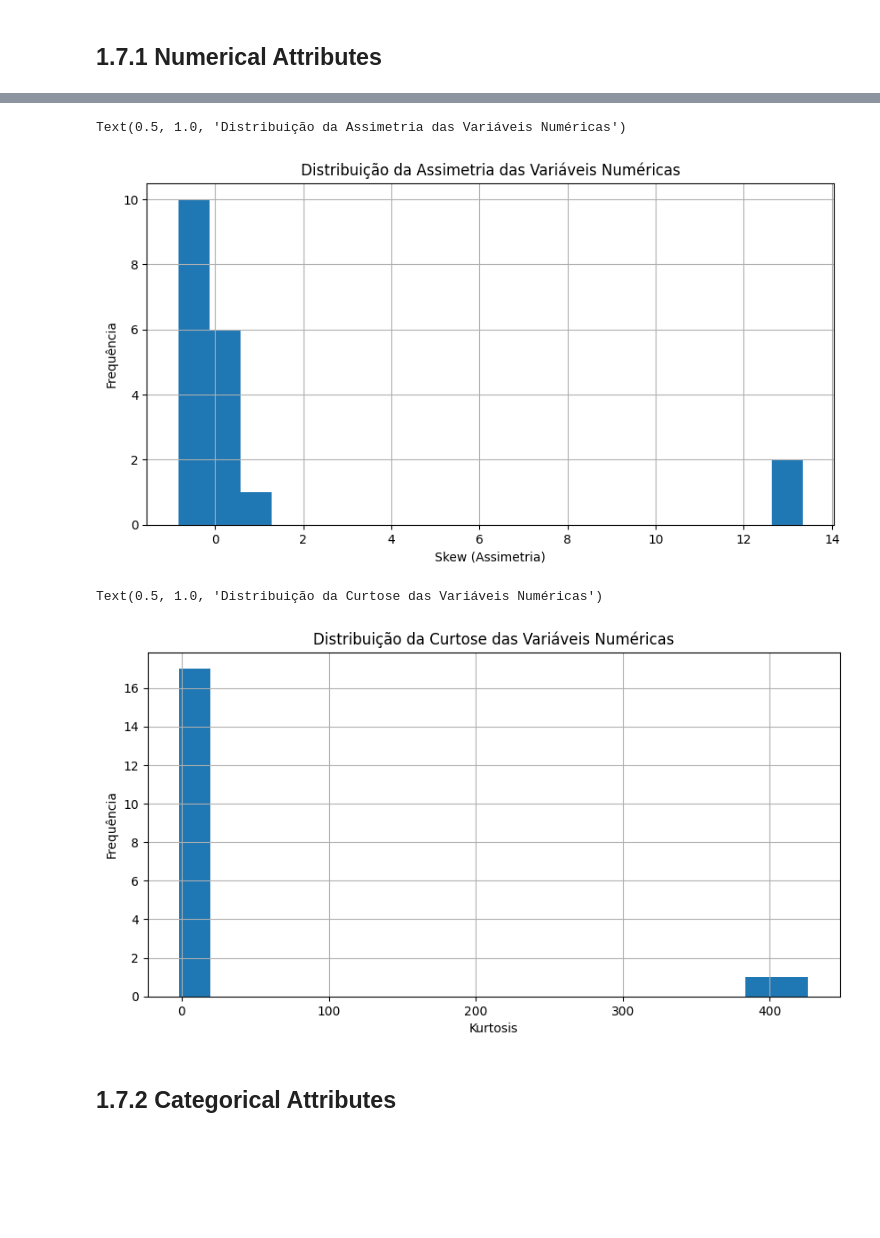
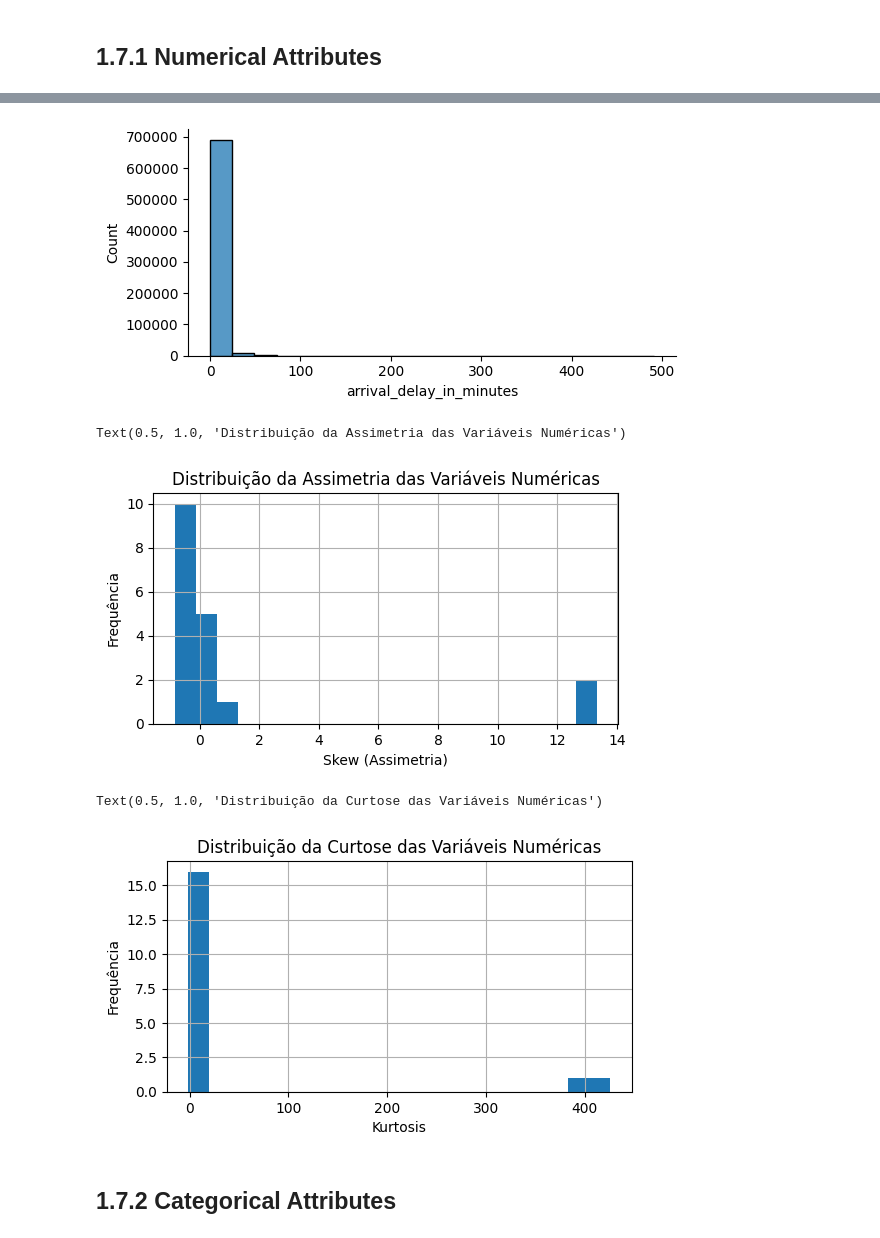
Before and after one commit to Data-Projects1/airline_satisfaction, a Jupyter notebook: notebooks/01.analise_satisf.ipynb, the cells around one changed output, grey strips where cells are left out. Drawn from its saved outputs; the diff is of its cells as text; code cells hidden in the pictures; blank space fills up the shorter version.

```diff
--- a/notebooks/01.analise_satisf.ipynb
+++ b/notebooks/01.analise_satisf.ipynb
@@ -224,7 +251,7 @@ dtype: int64
 # %% [markdown]
 ## 1.7 Descriptive Statistical
 # %%
-num_attributes = df1.select_dtypes(include=['int64', 'float64'])
+num_attributes = df1.select_dtypes(include=['int64', 'float64']).drop(columns=['id'])
 cat_attributes = df1.select_dtypes(exclude=['int64', 'float64'])
 # %%
 display(num_attributes)
@@ -313,21 +347,27 @@ plt.show()
+# %%
+# Atraso de chegada (arrival delay)
+sns.displot(df1['arrival_delay_in_minutes'],  bins=20, height=3, aspect=2)
+plt.show()
+# %% [output]
+[figure, added]
 # %%
 #Histograma Skew (Assimetria)
-d5.T.hist(bins=20, figsize=(10, 5))
+d5.T.hist(bins=20, figsize=(6, 3))
 plt.xlabel('Skew (Assimetria)')
 plt.ylabel('Frequência')
 plt.title('Distribuição da Assimetria das Variáveis Numéricas')
 # %% [output]
 Text(0.5, 1.0, 'Distribuição da Assimetria das Variáveis Numéricas')
-[figure, old version]
+[figure, new version]
 # %%
-d6.T.hist(bins=20, figsize=(10, 5))
+d6.T.hist(bins=20, figsize=(6, 3))
 
 plt.xlabel('Kurtosis')
 plt.ylabel('Frequência')
 plt.title('Distribuição da Curtose das Variáveis Numéricas')
 # %% [output]
 Text(0.5, 1.0, 'Distribuição da Curtose das Variáveis Numéricas')
-[figure, old version]
+[figure, new version]
 # %% [markdown]
 ## 1.7.2 Categorical Attributes
 # %%
```
Also changed, not shown: parts of 21 cells of this notebook, 1 other file.
